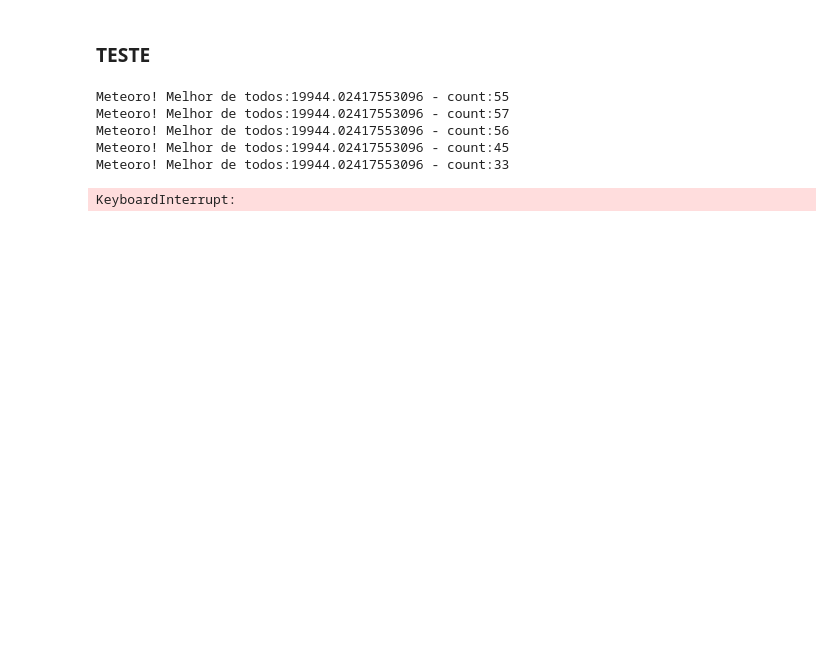
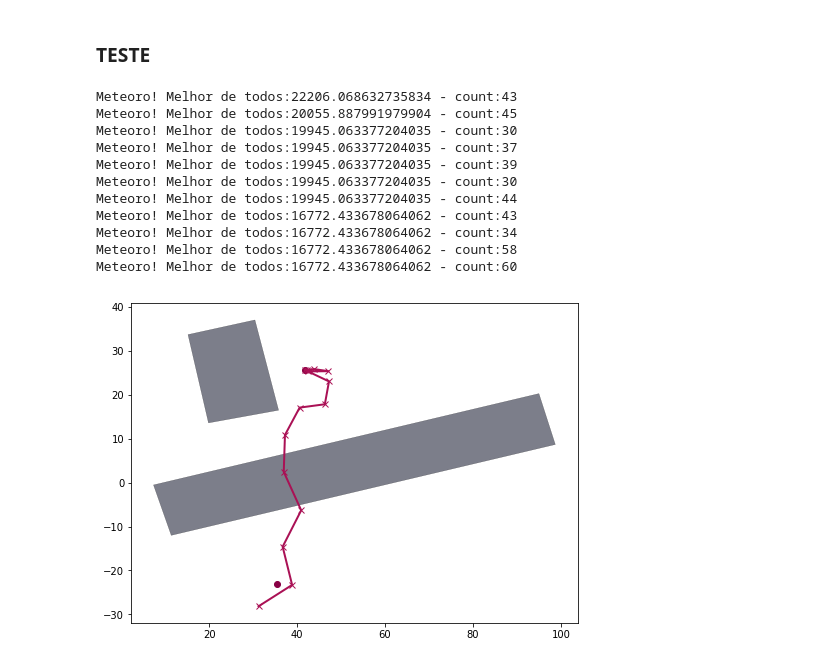
Before and after one commit to gustavo-moura/path-planning, a Jupyter notebook: algorithms/versions_genetic_algorithm/genetic_v3-5.ipynb, the cells around one changed output. Saved outputs shown, nothing was run; the diff lists cells and outputs as text; code cells hidden in the pictures; blank space fills up the shorter version.

```diff
--- a/algorithms/versions_genetic_algorithm/genetic_v3-5.ipynb
+++ b/algorithms/versions_genetic_algorithm/genetic_v3-5.ipynb
@@ -873,6 +921,38 @@ print('{} = {}'.format(best.fitness_trace, best.fitness))
 # TODO1: printar o time da solução encontrada
 # %% [markdown]
 ### TESTE
+# %%
+mapa_file = [
+{
+	"id": 0,
+	"name": "Mapa C2",
+	"geo_home": [-47.932949, -22.002467, 0],
+	"areas_bonificadoras":[],
+	"areas_penalizadoras":[],
+	"areas_nao_navegaveis":[
+		{
+			"id": "NN1",
+			"name": "Campo atras dos containers",
+			"geo_points":[
+				[-47.932749, -22.002332, 7],
+				[-47.932794, -22.002177, 13],
+				[-47.932664, -22.002147, 13],
+				[-47.932612, -22.002306, 7]
+    			]
+    		},
+		{
+			"id": "NN2",
+			"name": "Bloco de aula",
+			"geo_points":[
+				[-47.932099, -22.002278, 20],
+				[-47.932063, -22.002396, 20],
+				[-47.932772, -22.002582, 20],
+				[-47.932811, -22.002465, 20]
+			]
+		}
+    ]
+}
+]
 # %%
 import argparse
 
@@ -880,7 +960,7 @@ from visualization import plot_map
 from genetic_v2_3 import Subject, Genetic
 from data_definitions import Mapa, CartesianPoint, Conversor, GeoPoint
 
-from file_manipulation import read_mapa, write_mavros
+from file_manipulation import read_mapa, write_mavros, upload_mapa
 
 ## ENTRADA
 
@@ -894,7 +974,10 @@ destination_alt  = 15
 mapa_id          = 0
 
 # Leitura do arquvio em DATA
-geo_home, _, _, areas_n = read_mapa('/home/gustavosouza/Documents/Per/path-planning/data/mapa.json', mapa_id)
+#PATH = '/home/gustavosouza/Documents/Per/path-planning/data/mapa.json' #Ubuntu
+PATH = r'../../data' #Windows
+#geo_home, _, _, areas_n = read_mapa(PATH, mapa_id)
+geo_home, _, _, areas_n = upload_mapa(mapa_file, mapa_id)
 
 cart_origin      = Conversor.geo_to_cart(GeoPoint(origin_lat, origin_long, origin_alt), geo_home)
 cart_destination = Conversor.geo_to_cart(GeoPoint(destination_lat, destination_long, destination_alt), geo_home)
@@ -907,6 +990,7 @@ mapa = Mapa(cart_origin, cart_destination, areas_n, inflation_rate=0.1)
 ## EXECUÇÃO DO AG
 
 ag_teste = Genetic(Subject, mapa,
+        # Genetic
         taxa_cross=1.0,
         population_size=80,
         C_d=1000,
@@ -915,37 +999,47 @@ ag_teste = Genetic(Subject, mapa,
         C_cur=0,
         C_t=1,
         max_exec_time=60,
+        #Subject,
+        T_min=10,
         T_max=30,
+        mutation_prob=0.07,
         px0=cart_origin.x,
         py0=cart_origin.y
 )
+
 
 best = ag_teste.run(info=True)
 
 # Melhor rota encontrada : WPs em cartesiano
 cart_points = best.get_route()
 
 # Melhor rota encontrada : WPs em geográfico
 geo_points = [ Conversor.cart_to_geo(CartesianPoint(cart_point[0], cart_point[1]), geo_home) for cart_point in cart_points ]
 
 
 plot_map(
     mapa.areas_n_inf,
     ['n' for _ in range(len(mapa.areas_n_inf))],
     cart_origin,
     cart_destination,
     best.get_route(),
     None
 )
 
 ## SAÍDA
 
 #output_filename = '/mnt/c/Projetos/path-planning/algorithms/ros_genetic/path_from_ga_output.wp'
 #write_mavros(output_filename, geo_points)
 # %% [output]
-Meteoro! Melhor de todos:19944.02417553096 - count:55
-Meteoro! Melhor de todos:19944.02417553096 - count:57
-Meteoro! Melhor de todos:19944.02417553096 - count:56
-Meteoro! Melhor de todos:19944.02417553096 - count:45
-Meteoro! Melhor de todos:19944.02417553096 - count:33
+Meteoro! Melhor de todos:22206.068632735834 - count:43
+Meteoro! Melhor de todos:20055.887991979904 - count:45
+Meteoro! Melhor de todos:19945.063377204035 - count:30
+Meteoro! Melhor de todos:19945.063377204035 - count:37
+Meteoro! Melhor de todos:19945.063377204035 - count:39
+Meteoro! Melhor de todos:19945.063377204035 - count:30
+Meteoro! Melhor de todos:19945.063377204035 - count:44
+Meteoro! Melhor de todos:16772.433678064062 - count:43
+Meteoro! Melhor de todos:16772.433678064062 - count:34
+Meteoro! Melhor de todos:16772.433678064062 - count:58
+Meteoro! Melhor de todos:16772.433678064062 - count:60
-KeyboardInterrupt:
+[figure, added]
```
Also changed, not shown: parts of 19 cells of this notebook, 5 other files.
